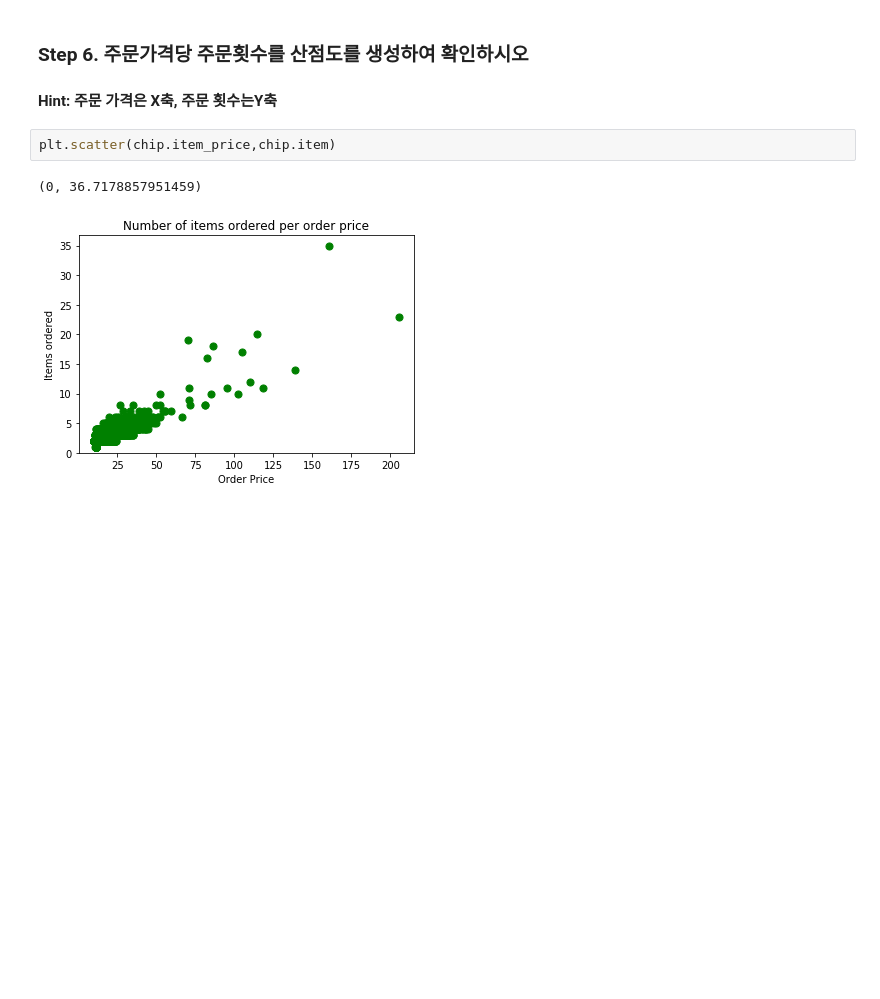
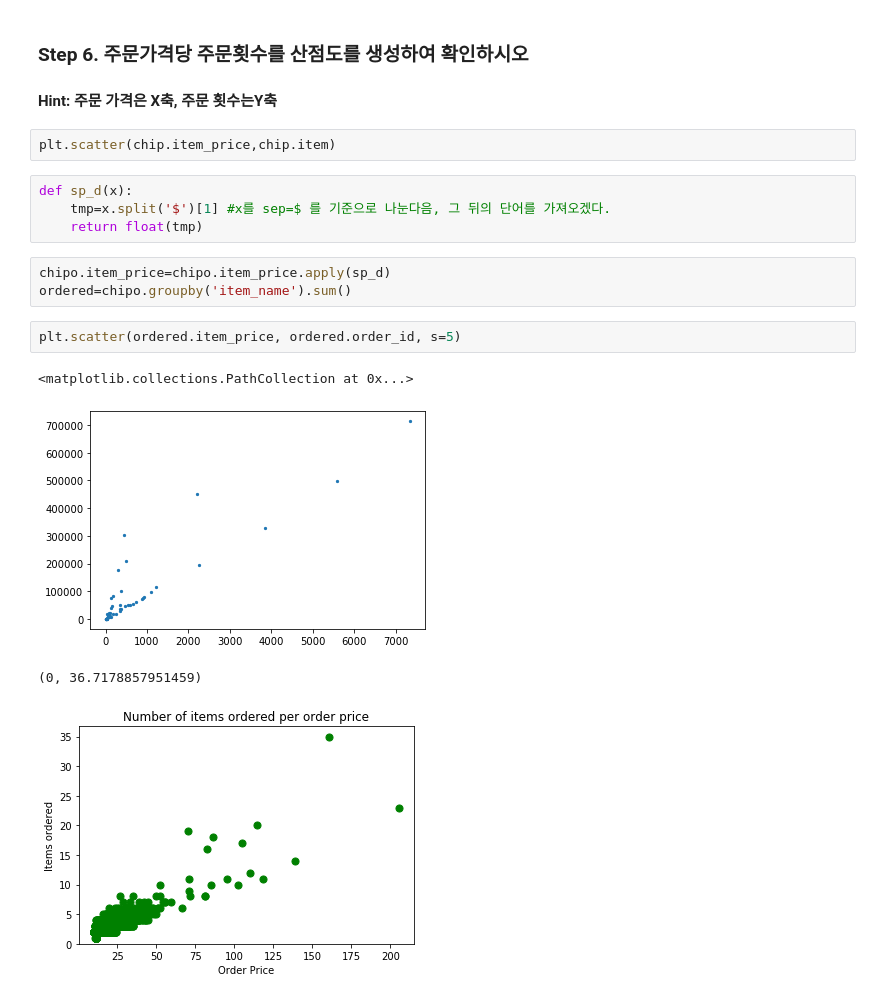
Before and after one commit to KO-JUNSUNG/TIL, a Jupyter notebook: 06_Visualization_Chipotle_Exercise.ipynb, the cells around one changed output. Cells and saved outputs as stored; diff of their text form; blank space fills up the shorter version.

```diff
--- a/06_Visualization_Chipotle_Exercise.ipynb
+++ b/06_Visualization_Chipotle_Exercise.ipynb
@@ -100,6 +118,18 @@ plt.show()
 #### Hint: 주문 가격은 X축, 주문 횟수는Y축
 # %%
 plt.scatter(chip.item_price,chip.item)
+# %%
+def sp_d(x):
+    tmp=x.split('$')[1] #x를 sep=$ 를 기준으로 나눈다음, 그 뒤의 단어를 가져오겠다.
+    return float(tmp)
+# %%
+chipo.item_price=chipo.item_price.apply(sp_d)
+ordered=chipo.groupby('item_name').sum()
+# %%
+plt.scatter(ordered.item_price, ordered.order_id, s=5)
+# %% [output]
+<matplotlib.collections.PathCollection at 0x...>
+[figure, added]
 # %%
 # %% [output]
 (0, 36.7178857951459)
```
Also changed, not shown: parts of 6 cells of this notebook, 1 other file.
